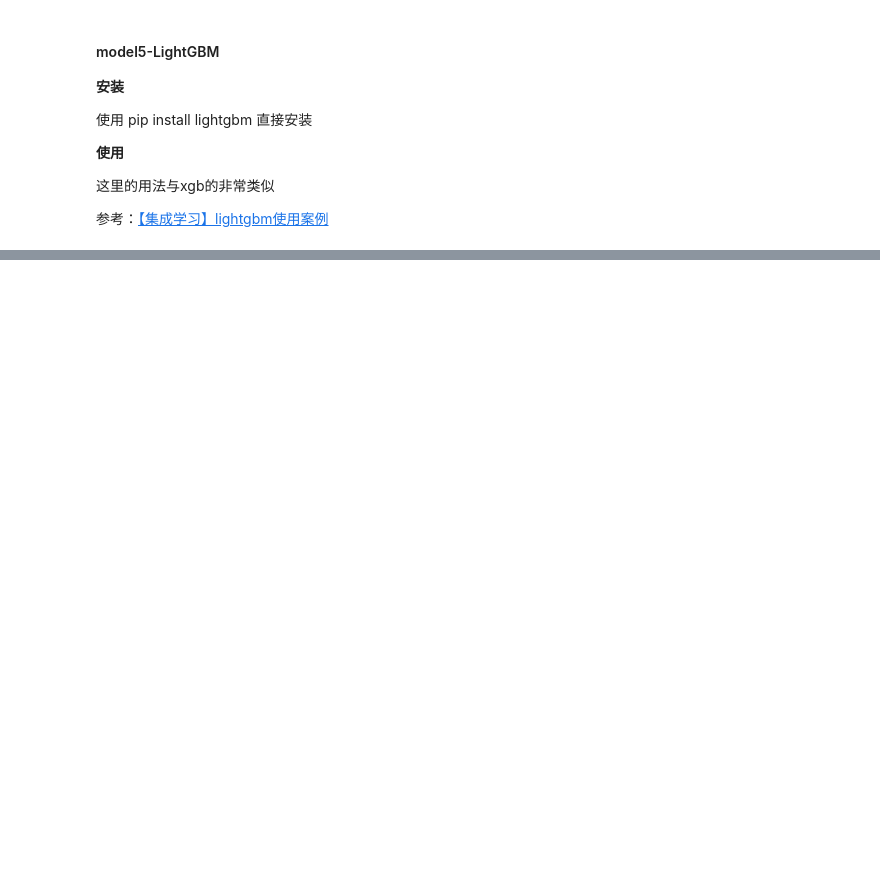
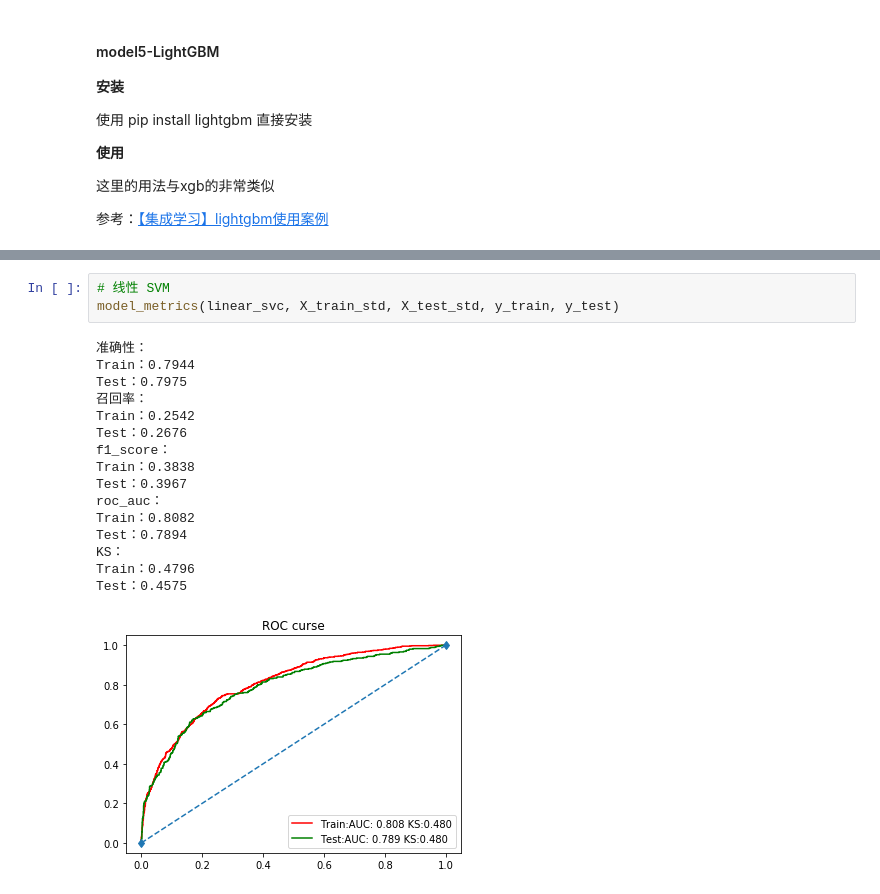
Before and after one commit to LongJH/ALittleTarget, a Jupyter notebook: Mission1/mission4-metrics.ipynb, the cells around one changed output, grey strips where cells are left out. Saved outputs shown, nothing was run; the diff lists cells and outputs as text; blank space fills up the shorter version.

```diff
--- a/Mission1/mission4-metrics.ipynb
+++ b/Mission1/mission4-metrics.ipynb
@@ -416,0 +288,20 @@ Test：0.4743
+# %%
+# 线性 SVM
+model_metrics(linear_svc, X_train_std, X_test_std, y_train, y_test)
+# %% [output]
+准确性：
+Train：0.7944
+Test：0.7975
+召回率：
+Train：0.2542
+Test：0.2676
+f1_score：
+Train：0.3838
+Test：0.3967
+roc_auc：
+Train：0.8082
+Test：0.7894
+KS：
+Train：0.4796
+Test：0.4575
+[figure, added]
```
Also changed, not shown: parts of 25 cells of this notebook.
